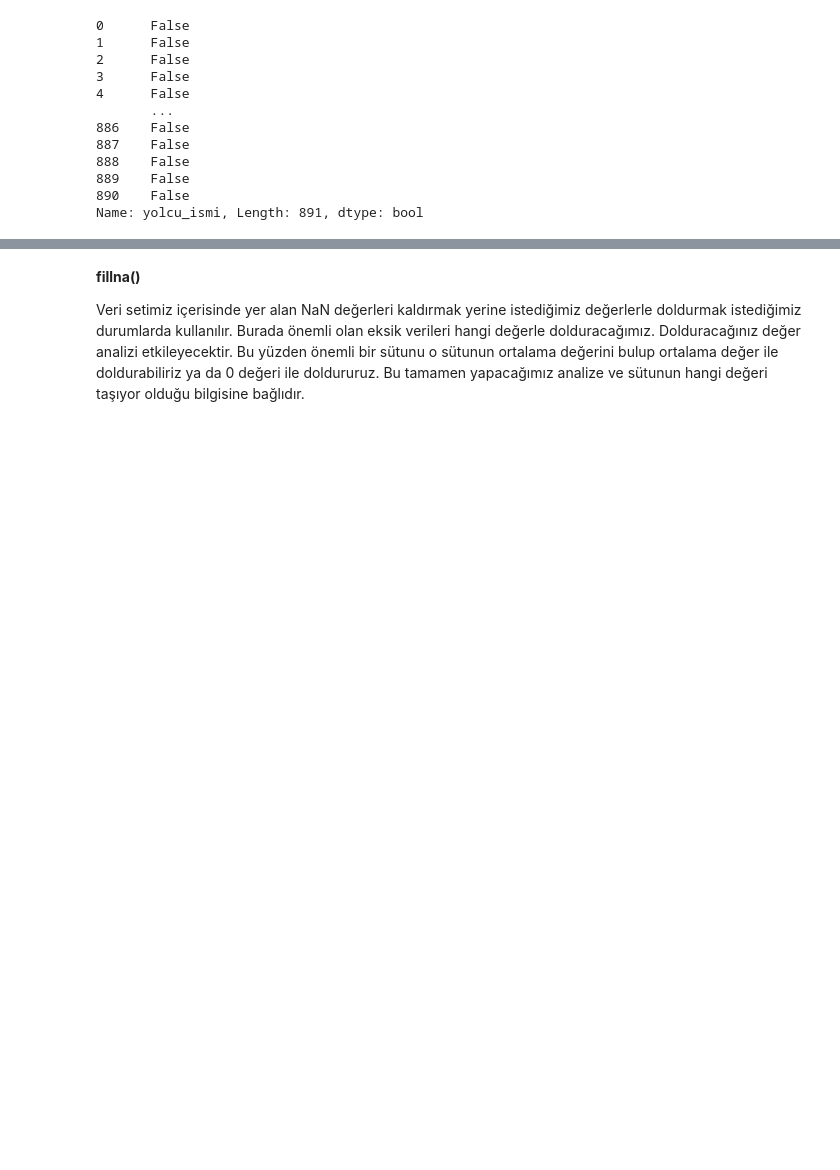
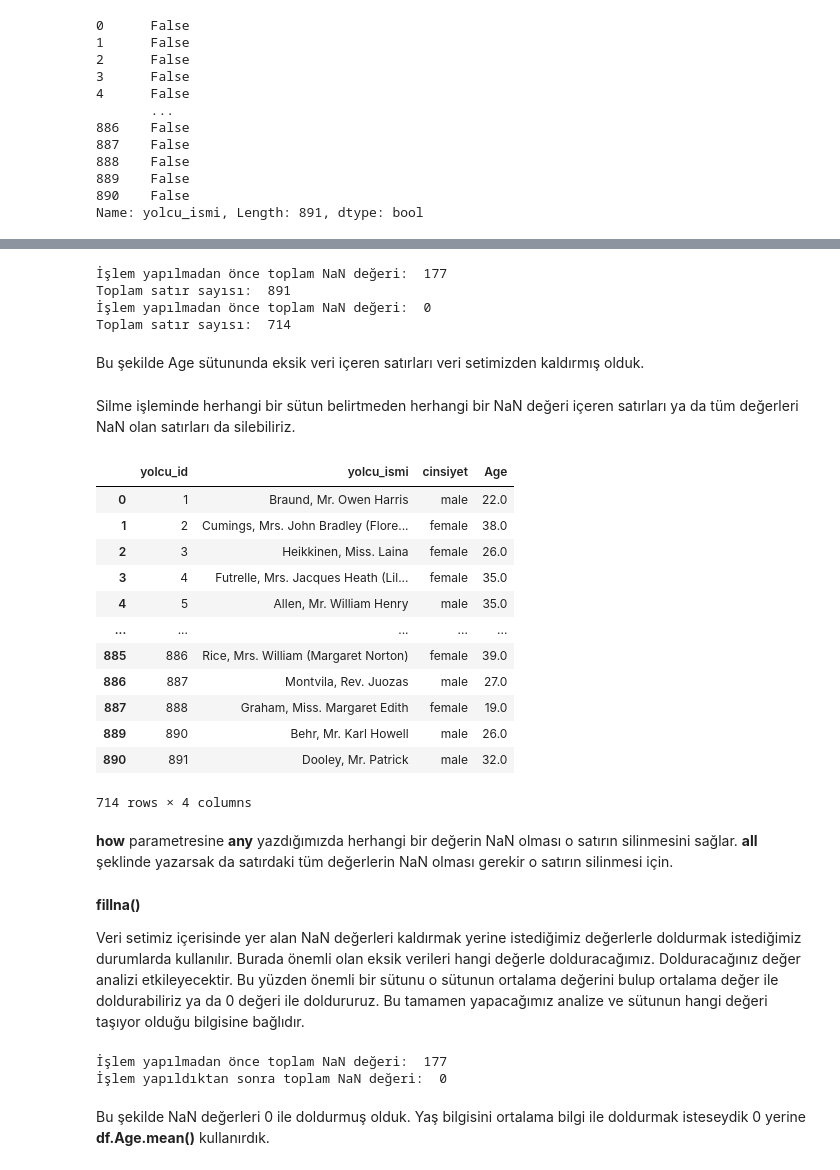
Before and after one commit to AyselAydin/Veri-Bilimi-icin-Temel-Python-Kutuphaneleri, a Jupyter notebook: Pandas/2-DataFrame.ipynb, the cells around one changed output, grey strips where cells are left out. Drawn from its saved outputs; the diff is of its cells as text; code cells hidden in the pictures; blank space fills up the shorter version.

```diff
--- a/Pandas/2-DataFrame.ipynb
+++ b/Pandas/2-DataFrame.ipynb
@@ -332,4 +336,50 @@ Name: yolcu_ismi, Length: 891, dtype: bool
+# %%
+print("İşlem yapılmadan önce toplam NaN değeri: ", pd.isnull(df.Age).sum())
+print("Toplam satır sayısı: ", df.shape[0])
+
+df.dropna(subset=["Age"], axis=0, inplace=True)
+
+print("İşlem yapılmadan önce toplam NaN değeri: ", pd.isnull(df.Age).sum())
+print("Toplam satır sayısı: ", df.shape[0])
+# %% [output]
+İşlem yapılmadan önce toplam NaN değeri:  177
+Toplam satır sayısı:  891
+İşlem yapılmadan önce toplam NaN değeri:  0
+Toplam satır sayısı:  714
+# %% [markdown]
+Bu şekilde Age sütununda eksik veri içeren satırları veri setimizden kaldırmış olduk.
+# %% [markdown]
+Silme işleminde herhangi bir sütun belirtmeden herhangi bir NaN değeri içeren satırları ya da tüm değerleri NaN olan satırları da silebiliriz.
+# %%
+df.dropna(axis = 0, how ='any')
+# %% [output]
+|  | yolcu_id | yolcu_ismi | cinsiyet | Age |
+| 0 | 1 | Braund, Mr. Owen Harris | male | 22.0 |
+| 1 | 2 | Cumings, Mrs. John Bradley (Flore... | female | 38.0 |
+| 2 | 3 | Heikkinen, Miss. Laina | female | 26.0 |
+| 3 | 4 | Futrelle, Mrs. Jacques Heath (Lil... | female | 35.0 |
+| 4 | 5 | Allen, Mr. William Henry | male | 35.0 |
+| ... | ... | ... | ... | ... |
+| 885 | 886 | Rice, Mrs. William (Margaret Norton) | female | 39.0 |
+| 886 | 887 | Montvila, Rev. Juozas | male | 27.0 |
+| 887 | 888 | Graham, Miss. Margaret Edith | female | 19.0 |
+| 889 | 890 | Behr, Mr. Karl Howell | male | 26.0 |
+| 890 | 891 | Dooley, Mr. Patrick | male | 32.0 |
+714 rows × 4 columns
+# %% [markdown]
+**how** parametresine **any** yazdığımızda herhangi bir değerin NaN olması o satırın silinmesini sağlar. **all** şeklinde yazarsak da satırdaki tüm değerlerin NaN olması gerekir o satırın silinmesi için.
 # %% [markdown]
 **fillna()**
 
 Veri setimiz içerisinde yer alan NaN değerleri kaldırmak yerine istediğimiz değerlerle doldurmak istediğimiz durumlarda kullanılır. Burada önemli olan eksik verileri hangi değerle dolduracağımız. Dolduracağınız değer analizi etkileyecektir. Bu yüzden önemli bir sütunu o sütunun ortalama değerini bulup ortalama değer ile doldurabiliriz ya da 0 değeri ile doldururuz. Bu tamamen yapacağımız analize ve sütunun hangi değeri taşıyor olduğu bilgisine bağlıdır.
+# %%
+print("İşlem yapılmadan önce toplam NaN değeri: ", pd.isnull(df.Age).sum())
+
+df["Age"].fillna(0, inplace = True)
+
+print("İşlem yapıldıktan sonra toplam NaN değeri: ",  pd.isnull(df.Age).sum())
+# %% [output]
+İşlem yapılmadan önce toplam NaN değeri:  177
+İşlem yapıldıktan sonra toplam NaN değeri:  0
+# %% [markdown]
+Bu şekilde NaN değerleri 0 ile doldurmuş olduk. Yaş bilgisini ortalama bilgi ile doldurmak isteseydik 0 yerine **df.Age.mean()** kullanırdık.
```
Also changed, not shown: parts of 3 cells of this notebook.
